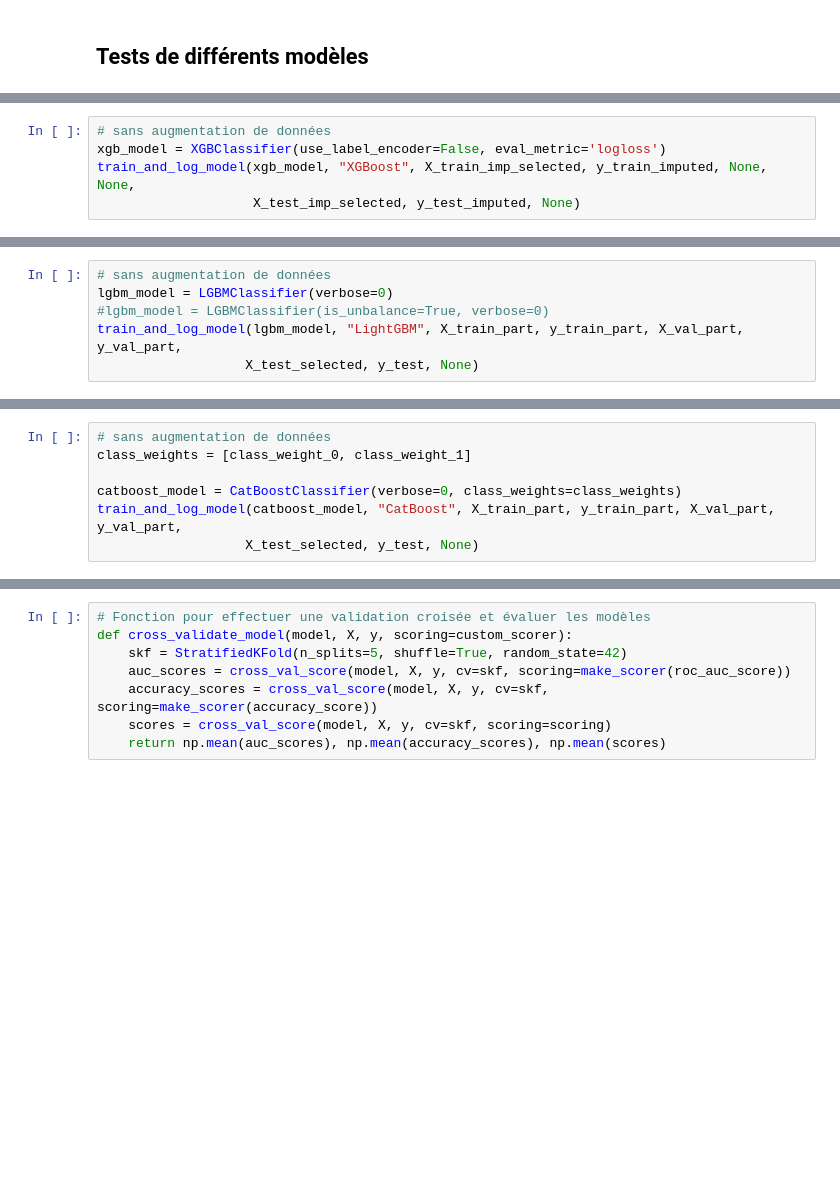
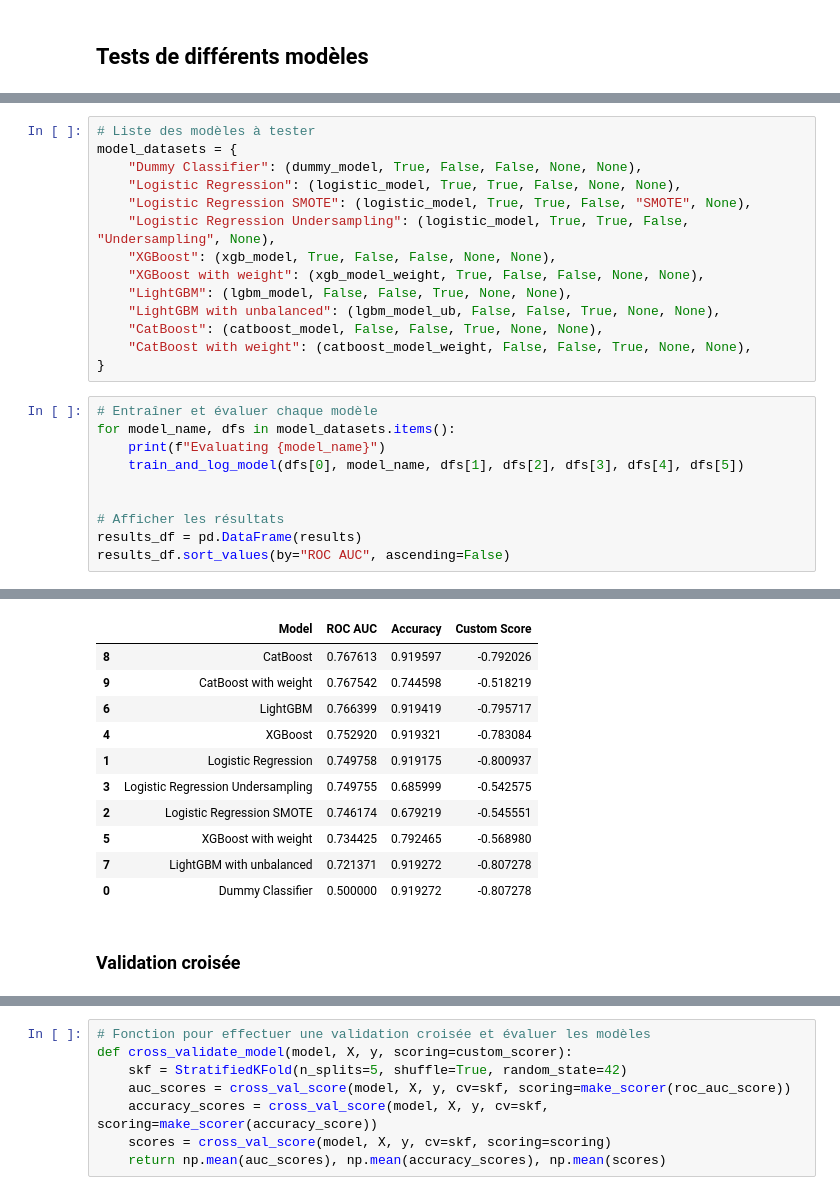
Before and after one commit to Stely-data/OC-Projet-7, a Jupyter notebook: Deveau_Estelle_2_notebook_Modelisation_052024.ipynb, the cells around one changed output, grey strips where cells are left out. Drawn from its saved outputs; the diff is of its cells as text; blank space fills up the shorter version.

```diff
--- a/Deveau_Estelle_2_notebook_Modelisation_052024.ipynb
+++ b/Deveau_Estelle_2_notebook_Modelisation_052024.ipynb
@@ -738,5 +803,0 @@ Logistic Regression Undersampling with Undersampling - ROC AUC: 0.76593969802199
-# %%
-# sans augmentation de données
-xgb_model = XGBClassifier(use_label_encoder=False, eval_metric='logloss')
-train_and_log_model(xgb_model, "XGBoost", X_train_imp_selected, y_train_imputed, None, None,
-                    X_test_imp_selected, y_test_imputed, None)
@@ -775,6 +803,0 @@ X_train_part, X_val_part, y_train_part, y_val_part = train_test_split(X_train_se
-# %%
-# sans augmentation de données
-lgbm_model = LGBMClassifier(verbose=0)
-#lgbm_model = LGBMClassifier(is_unbalance=True, verbose=0)
-train_and_log_model(lgbm_model, "LightGBM", X_train_part, y_train_part, X_val_part, y_val_part,
-                   X_test_selected, y_test, None)
@@ -795,7 +803,0 @@ LightGBM Undersampling with Undersampling - ROC AUC: 0.7789879446204085, Accurac
-# %%
-# sans augmentation de données
-class_weights = [class_weight_0, class_weight_1]
-
-catboost_model = CatBoostClassifier(verbose=0, class_weights=class_weights)
-train_and_log_model(catboost_model, "CatBoost", X_train_part, y_train_part, X_val_part, y_val_part,
-                   X_test_selected, y_test, None)
@@ -855,0 +852,25 @@ custom_scorer = make_scorer(inverted_cost_function, greater_is_better=False)
+# %%
+# Liste des modèles à tester
+model_datasets = {
+    "Dummy Classifier": (dummy_model, True, False, False, None, None),
+    "Logistic Regression": (logistic_model, True, True, False, None, None),
+    "Logistic Regression SMOTE": (logistic_model, True, True, False, "SMOTE", None),
+    "Logistic Regression Undersampling": (logistic_model, True, True, False, "Undersampling", None),
+    "XGBoost": (xgb_model, True, False, False, None, None),
+    "XGBoost with weight": (xgb_model_weight, True, False, False, None, None),
+    "LightGBM": (lgbm_model, False, False, True, None, None),
+    "LightGBM with unbalanced": (lgbm_model_ub, False, False, True, None, None),
+    "CatBoost": (catboost_model, False, False, True, None, None),
+    "CatBoost with weight": (catboost_model_weight, False, False, True, None, None),
+}
+# %%
+# Entraîner et évaluer chaque modèle
+for model_name, dfs in model_datasets.items():
+    print(f"Evaluating {model_name}")
+    train_and_log_model(dfs[0], model_name, dfs[1], dfs[2], dfs[3], dfs[4], dfs[5])
+
+
+# Afficher les résultats
+results_df = pd.DataFrame(results)
+results_df.sort_values(by="ROC AUC", ascending=False)
+# %% [output]
@@ -855,0 +897,13 @@ custom_scorer = make_scorer(inverted_cost_function, greater_is_better=False)
+|  | Model | ROC AUC | Accuracy | Custom Score |
+| 8 | CatBoost | 0.767613 | 0.919597 | -0.792026 |
+| 9 | CatBoost with weight | 0.767542 | 0.744598 | -0.518219 |
+| 6 | LightGBM | 0.766399 | 0.919419 | -0.795717 |
+| 4 | XGBoost | 0.752920 | 0.919321 | -0.783084 |
+| 1 | Logistic Regression | 0.749758 | 0.919175 | -0.800937 |
+| 3 | Logistic Regression Undersampling | 0.749755 | 0.685999 | -0.542575 |
+| 2 | Logistic Regression SMOTE | 0.746174 | 0.679219 | -0.545551 |
+| 5 | XGBoost with weight | 0.734425 | 0.792465 | -0.568980 |
+| 7 | LightGBM with unbalanced | 0.721371 | 0.919272 | -0.807278 |
+| 0 | Dummy Classifier | 0.500000 | 0.919272 | -0.807278 |
+# %% [markdown]
+### Validation croisée
```
Also changed, not shown: parts of 115 cells of this notebook, 1 other file.
